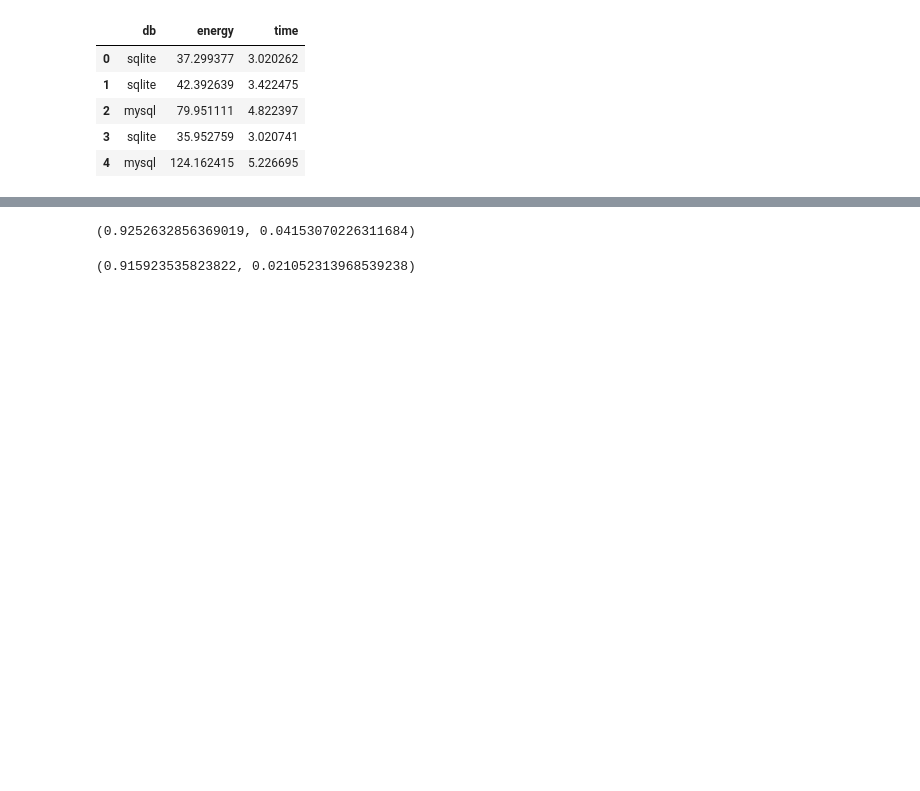
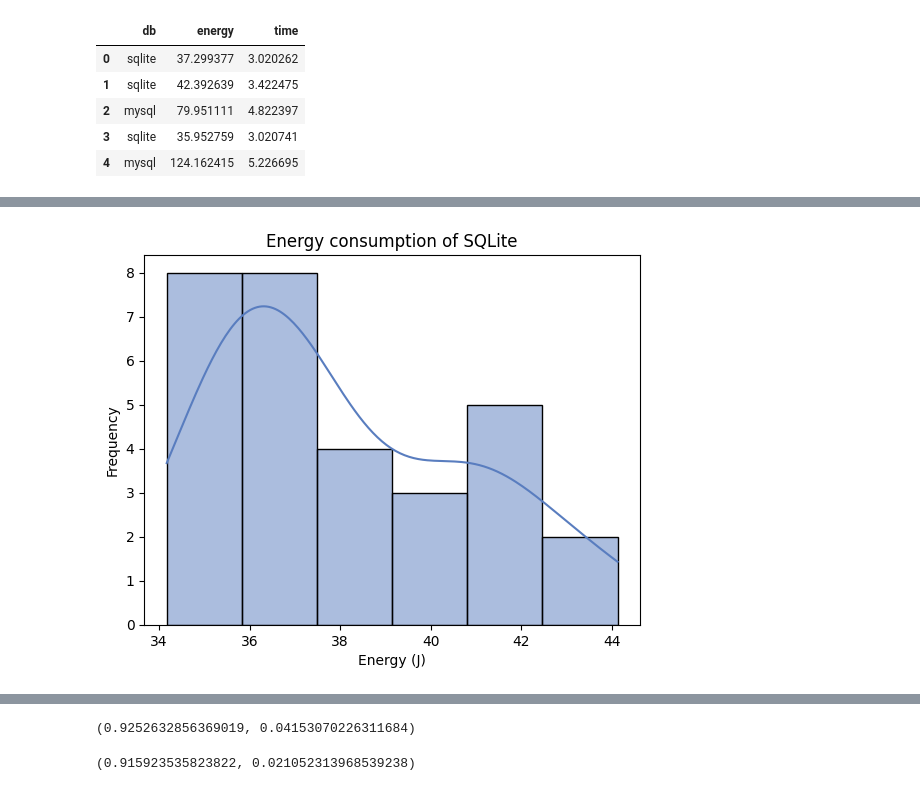
Before and after one commit to HuibSprangers-leiden/course_sustainableSE, a Jupyter notebook: analysis.ipynb, the cells around one changed output, grey strips where cells are left out. Saved outputs shown, nothing was run; the diff lists cells and outputs as text; code cells hidden in the pictures; blank space fills up the shorter version.

```diff
--- a/analysis.ipynb
+++ b/analysis.ipynb
@@ -51,0 +67,8 @@ sns.violinplot(x="db", y="energy", data=df_sqlite)
+# %%
+sns.histplot(df_sqlite["energy"], kde=True, color="#597dbf")
+plt.xlabel("Energy (J)")
+plt.ylabel("Frequency")
+plt.title("Energy consumption of SQLite")
+plt.show()
+# %% [output]
+[figure, added]
```
Also changed, not shown: parts of 4 cells of this notebook.
